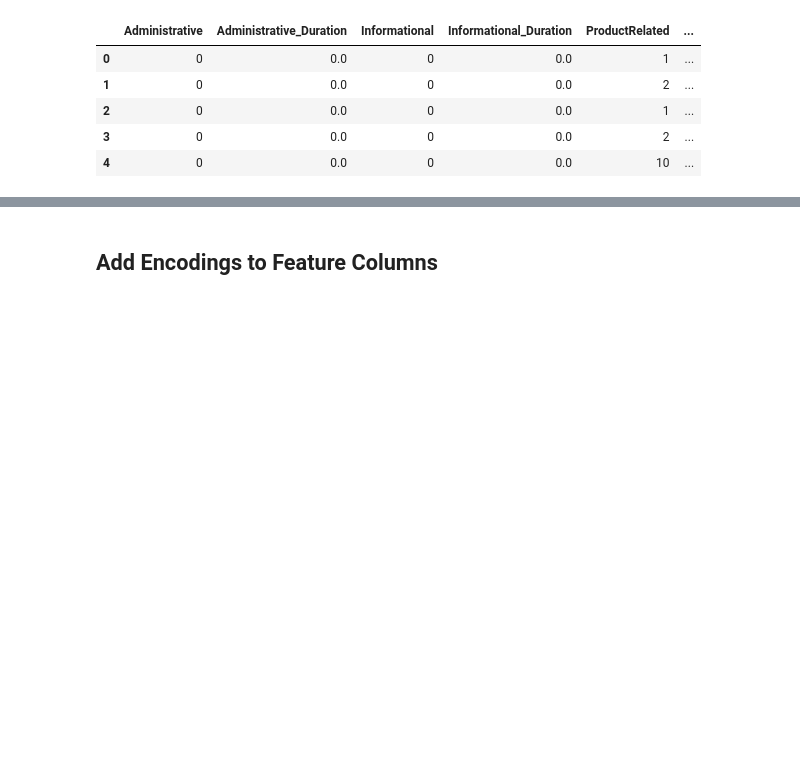
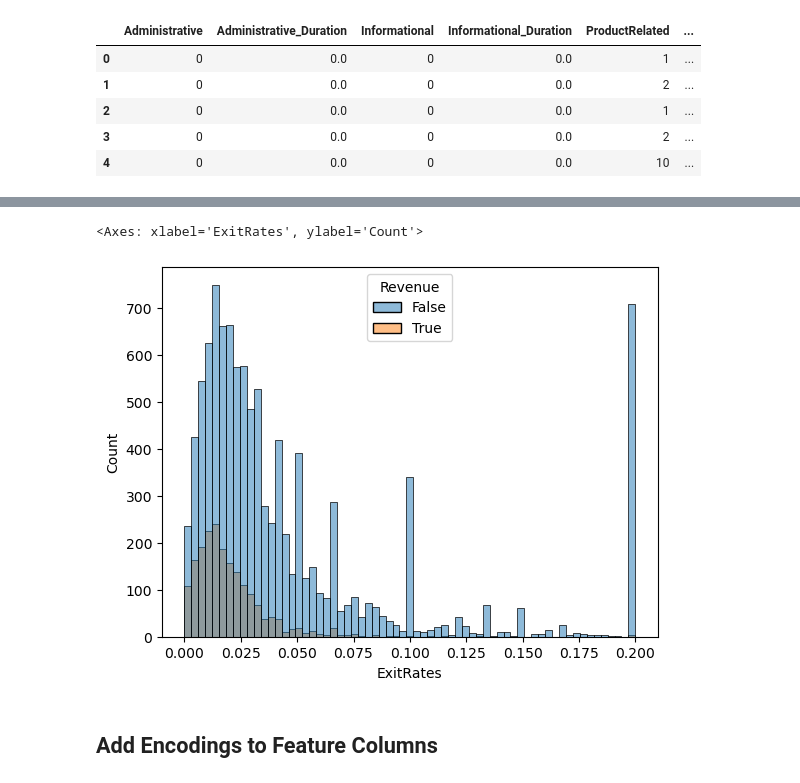
Before and after one commit to DaxKelson/aibootcampGroup3Project2, a Jupyter notebook: Project2.ipynb, the cells around one changed output, grey strips where cells are left out. Drawn from its saved outputs; the diff is of its cells as text; code cells hidden in the pictures; blank space fills up the shorter version.

```diff
--- a/Project2.ipynb
+++ b/Project2.ipynb
@@ -71,3 +77,8 @@ X.head()
+# %%
+sns.histplot(data=online_shopping_df, x='ExitRates', hue='Revenue')
+# %% [output]
+<Axes: xlabel='ExitRates', ylabel='Count'>
+[figure, added]
 # %% [markdown]
 ## Add Encodings to Feature Columns
 # %%
```
Also changed, not shown: parts of 6 cells of this notebook.
